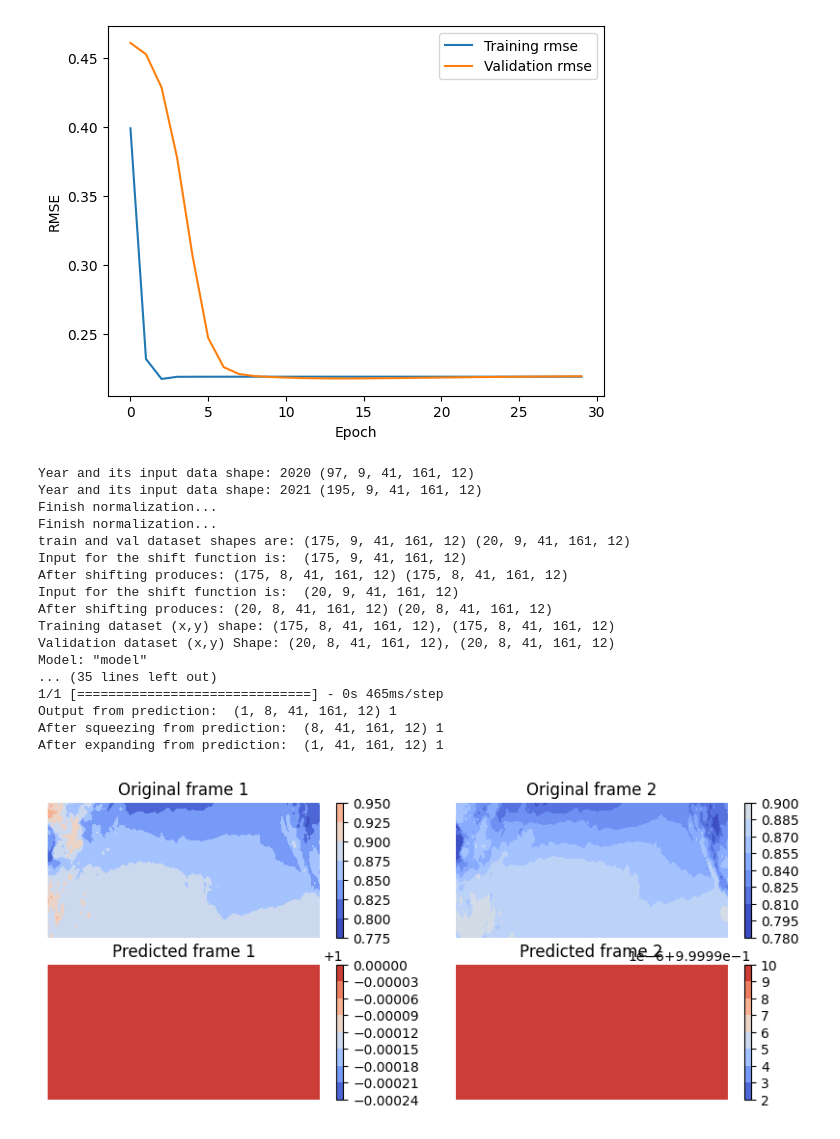
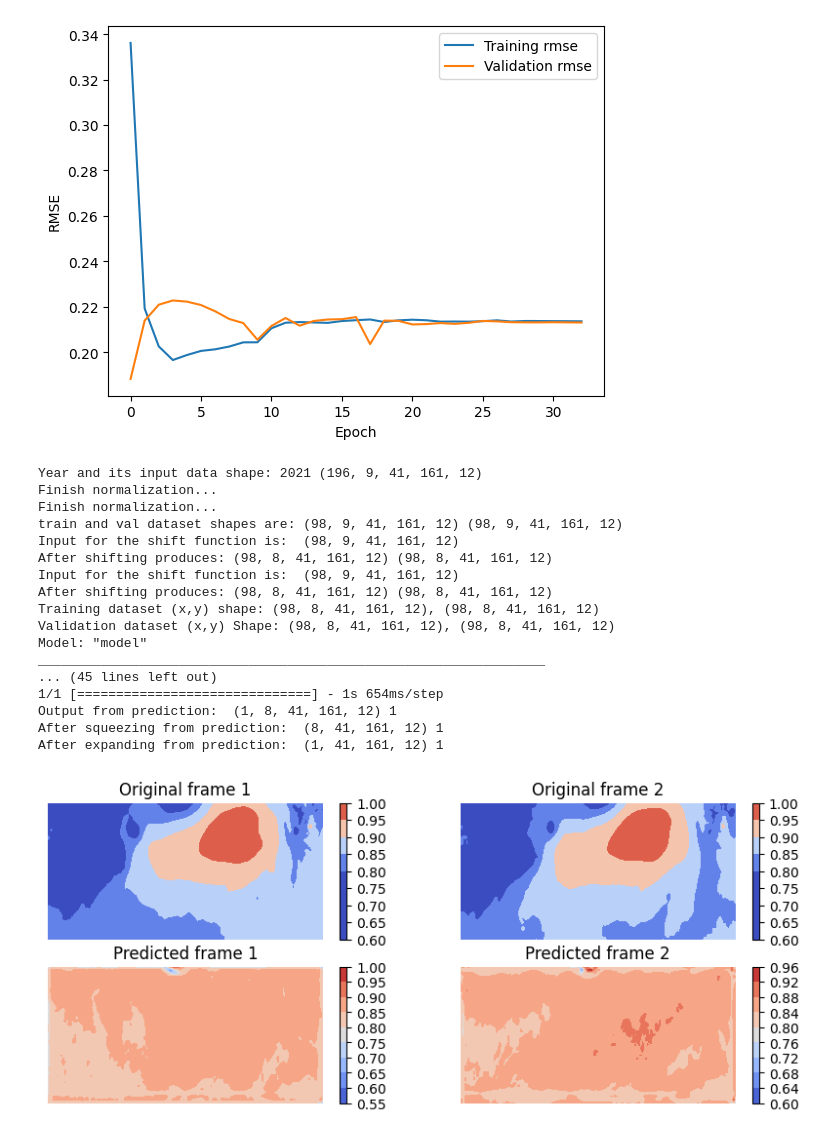
Before and after one commit to kieucq/tcg_deep_learning, a Jupyter notebook: ConvLSTM/nwp_convlstm_p3.ipynb, the cells around one changed output. Cells and saved outputs as stored; diff of their text form; code cells hidden in the pictures.

```diff
--- a/ConvLSTM/nwp_convlstm_p3.ipynb
+++ b/ConvLSTM/nwp_convlstm_p3.ipynb
@@ -140,50 +184,50 @@ if __name__ == '__main__':
     #
     # read in data output from Part 1 and normalize it
     #
-    year_list = ["2020","2021"]
+    year_list = ["2021"]
     datain = readindata(year_list)
     #
     # normalize and split data into train/validation
     #
-    train_dataset,val_dataset = data_split_normalize(datain,ratio=0.9)
+    train_dataset,val_dataset = data_split_normalize(datain,ratio=0.5)
     print("train and val dataset shapes are:",train_dataset.shape,val_dataset.shape)
     #
     # Apply the processing function to the datasets.
     #
     x_train, y_train = create_shifted_frames(train_dataset,1)
     x_val, y_val = create_shifted_frames(val_dataset,1)
     print("Training dataset (x,y) shape: " + str(x_train.shape) + ", " + str(y_train.shape))
     print("Validation dataset (x,y) Shape: " + str(x_val.shape) + ", " + str(y_val.shape))
     #
     # load the best saved model for testing
     #
     bestmodel = "nwp_model_06h"
     model = tf.keras.models.load_model(bestmodel)
     model.summary()
     #
     # quick visaluzation
     #
     visualize = "yes"
     if visualize == "yes":
-        visulization(model,val_dataset,channel=4)
+        visulization(model,val_dataset,channel=9)
         #visulization(x_train,channel=4)
 # %% [output]
-[figure, old version]
+[figure, new version]
-Year and its input data shape: 2020 (97, 9, 41, 161, 12)
-Year and its input data shape: 2021 (195, 9, 41, 161, 12)
+Year and its input data shape: 2021 (196, 9, 41, 161, 12)
 Finish normalization...
 Finish normalization...
-train and val dataset shapes are: (175, 9, 41, 161, 12) (20, 9, 41, 161, 12)
-Input for the shift function is:  (175, 9, 41, 161, 12)
-After shifting produces: (175, 8, 41, 161, 12) (175, 8, 41, 161, 12)
-Input for the shift function is:  (20, 9, 41, 161, 12)
-After shifting produces: (20, 8, 41, 161, 12) (20, 8, 41, 161, 12)
-Training dataset (x,y) shape: (175, 8, 41, 161, 12), (175, 8, 41, 161, 12)
-Validation dataset (x,y) Shape: (20, 8, 41, 161, 12), (20, 8, 41, 161, 12)
+train and val dataset shapes are: (98, 9, 41, 161, 12) (98, 9, 41, 161, 12)
+Input for the shift function is:  (98, 9, 41, 161, 12)
+After shifting produces: (98, 8, 41, 161, 12) (98, 8, 41, 161, 12)
+Input for the shift function is:  (98, 9, 41, 161, 12)
+After shifting produces: (98, 8, 41, 161, 12) (98, 8, 41, 161, 12)
+Training dataset (x,y) shape: (98, 8, 41, 161, 12), (98, 8, 41, 161, 12)
+Validation dataset (x,y) Shape: (98, 8, 41, 161, 12), (98, 8, 41, 161, 12)
 Model: "model"
-... (35 lines left out)
-1/1 [==============================] - 0s 465ms/step
+_________________________________________________________________
+... (45 lines left out)
+1/1 [==============================] - 1s 654ms/step
 Output from prediction:  (1, 8, 41, 161, 12) 1
 After squeezing from prediction:  (8, 41, 161, 12) 1
 After expanding from prediction:  (1, 41, 161, 12) 1
-[figure, old version]
+[figure, new version]
```
Also changed, not shown: parts of 2 cells of this notebook, 3 other files.
